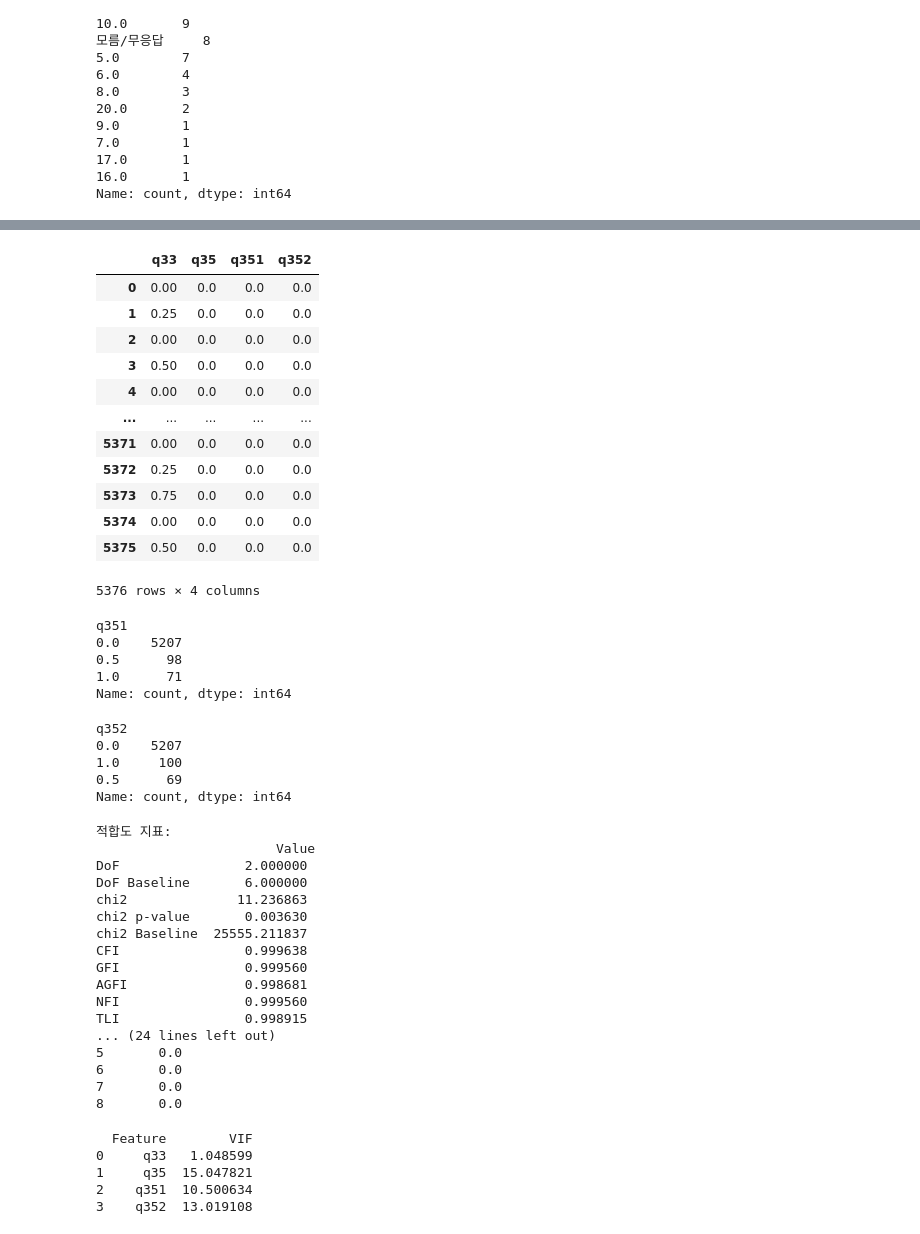
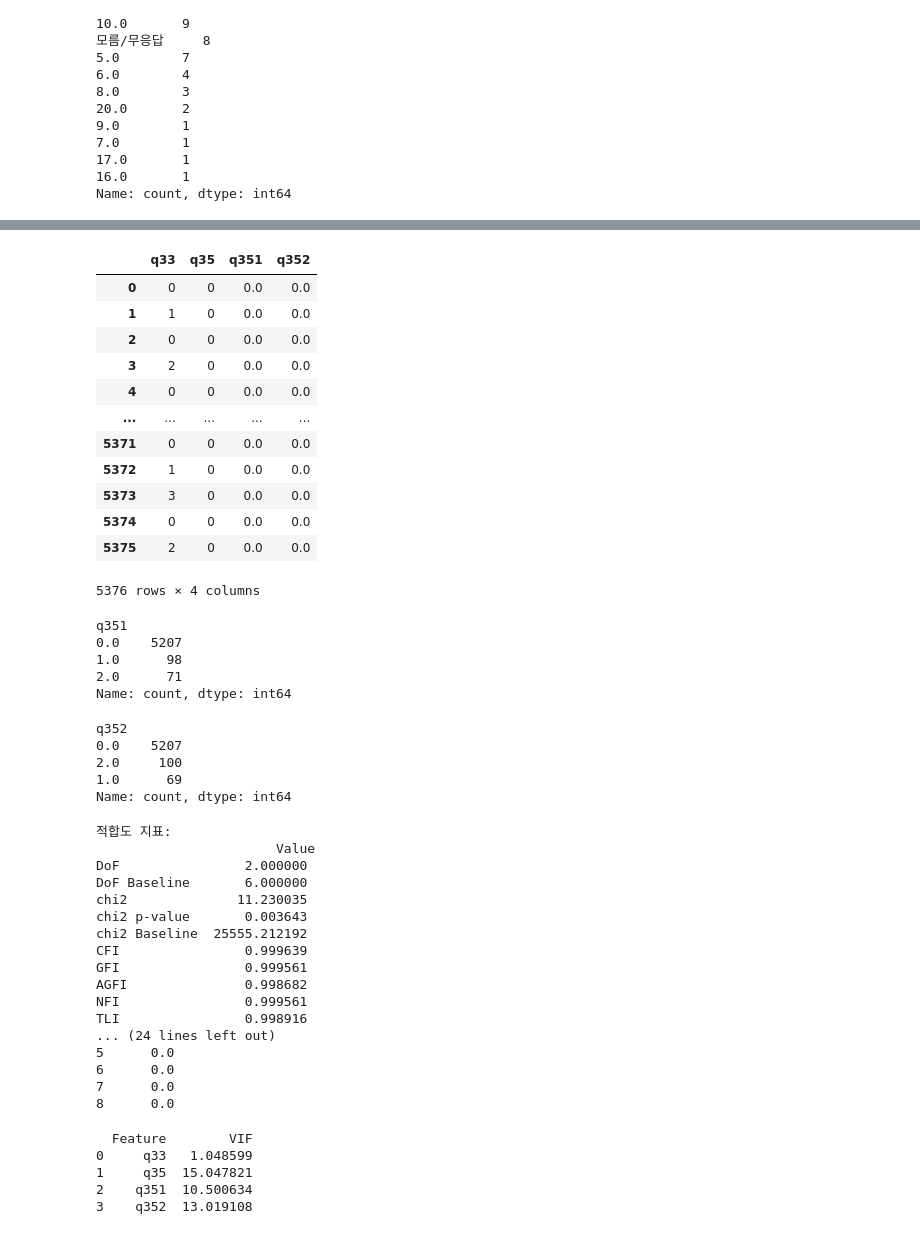
Before and after one commit to HyunsungRyu/education_analysis, a Jupyter notebook: happyindex.ipynb, the cells around one changed output, grey strips where cells are left out. Drawn from its saved outputs; the diff is of its cells as text; code cells hidden in the pictures.

```diff
--- a/happyindex.ipynb
+++ b/happyindex.ipynb
@@ -630,27 +688,25 @@ Name: count, dtype: int64
 # %%
 df_vio = encoding(df_vio, ['q33'], how_serious_map)
 df_vio = encoding(df_vio, ['q35'], is_or_not_map)
 df_vio['q351'] = df_vio['q351'].replace({'모름/무응답' : 2})
 df_vio['q351'] = df_vio['q351'].apply(lambda x: 2 if x >= 2 else (1 if x == 1 else 0))
 df_vio['q352'] = df_vio['q352'].replace({'모름/무응답' : 2})
 df_vio['q352'] = df_vio['q352'].apply(lambda x: 2 if x >= 2 else (1 if x == 1 else 0))
 df_vio = null0(df_vio)
-scaler = MinMaxScaler()
-df_vio = pd.DataFrame(scaler.fit_transform(df_vio), columns=df_vio.columns)
 df_vio
 # %% [output]
 |  | q33 | q35 | q351 | q352 |
-| 0 | 0.00 | 0.0 | 0.0 | 0.0 |
-| 1 | 0.25 | 0.0 | 0.0 | 0.0 |
-| 2 | 0.00 | 0.0 | 0.0 | 0.0 |
-| 3 | 0.50 | 0.0 | 0.0 | 0.0 |
-| 4 | 0.00 | 0.0 | 0.0 | 0.0 |
+| 0 | 0 | 0 | 0.0 | 0.0 |
+| 1 | 1 | 0 | 0.0 | 0.0 |
+| 2 | 0 | 0 | 0.0 | 0.0 |
+| 3 | 2 | 0 | 0.0 | 0.0 |
+| 4 | 0 | 0 | 0.0 | 0.0 |
 | ... | ... | ... | ... | ... |
-| 5371 | 0.00 | 0.0 | 0.0 | 0.0 |
-| 5372 | 0.25 | 0.0 | 0.0 | 0.0 |
-| 5373 | 0.75 | 0.0 | 0.0 | 0.0 |
-| 5374 | 0.00 | 0.0 | 0.0 | 0.0 |
-| 5375 | 0.50 | 0.0 | 0.0 | 0.0 |
+| 5371 | 0 | 0 | 0.0 | 0.0 |
+| 5372 | 1 | 0 | 0.0 | 0.0 |
+| 5373 | 3 | 0 | 0.0 | 0.0 |
+| 5374 | 0 | 0 | 0.0 | 0.0 |
+| 5375 | 2 | 0 | 0.0 | 0.0 |
 5376 rows × 4 columns
 # %%
 display(df_vio['q351'].value_counts())
@@ -658,13 +714,13 @@ display(df_vio['q352'].value_counts())
 # %% [output]
 q351
 0.0    5207
-0.5      98
-1.0      71
+1.0      98
+2.0      71
 Name: count, dtype: int64
 q352
 0.0    5207
-1.0     100
-0.5      69
+2.0     100
+1.0      69
 Name: count, dtype: int64
 # %%
 model_desc = """
@@ -687,19 +743,19 @@ print("모수 추정치:\n", estimates)
                        Value
 DoF                2.000000
 DoF Baseline       6.000000
-chi2              11.236863
-chi2 p-value       0.003630
-chi2 Baseline  25555.211837
-CFI                0.999638
-GFI                0.999560
-AGFI               0.998681
-NFI                0.999560
-TLI                0.998915
+chi2              11.230035
+chi2 p-value       0.003643
+chi2 Baseline  25555.212192
+CFI                0.999639
+GFI                0.999561
+AGFI               0.998682
+NFI                0.999561
+TLI                0.998916
 ... (24 lines left out)
-5       0.0
-6       0.0
-7       0.0
-8       0.0
+5      0.0
+6      0.0
+7      0.0
+8      0.0
 # %%
 semplot(model, 'C:\\git_files\\education_analysis\\happy\\school_violence.png')
 vif_df = compute_vif(df_vio, observed_vars)
```
Also changed, not shown: parts of 36 cells of this notebook, 27 other files.
